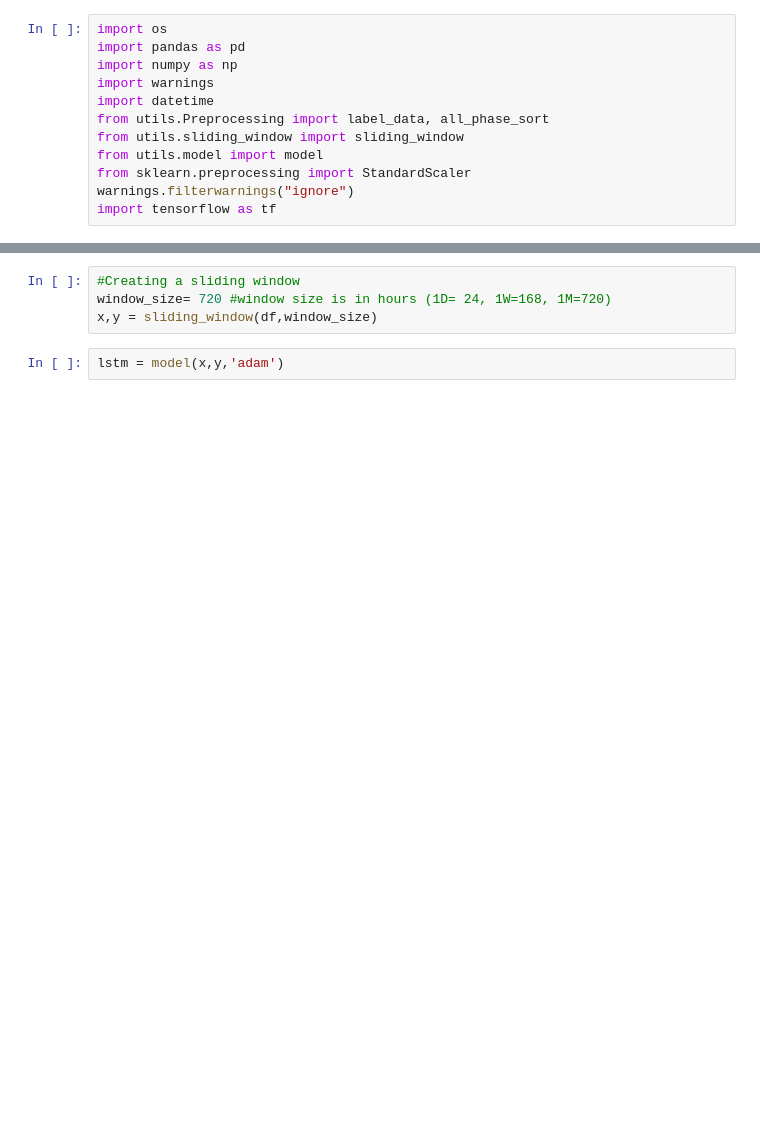
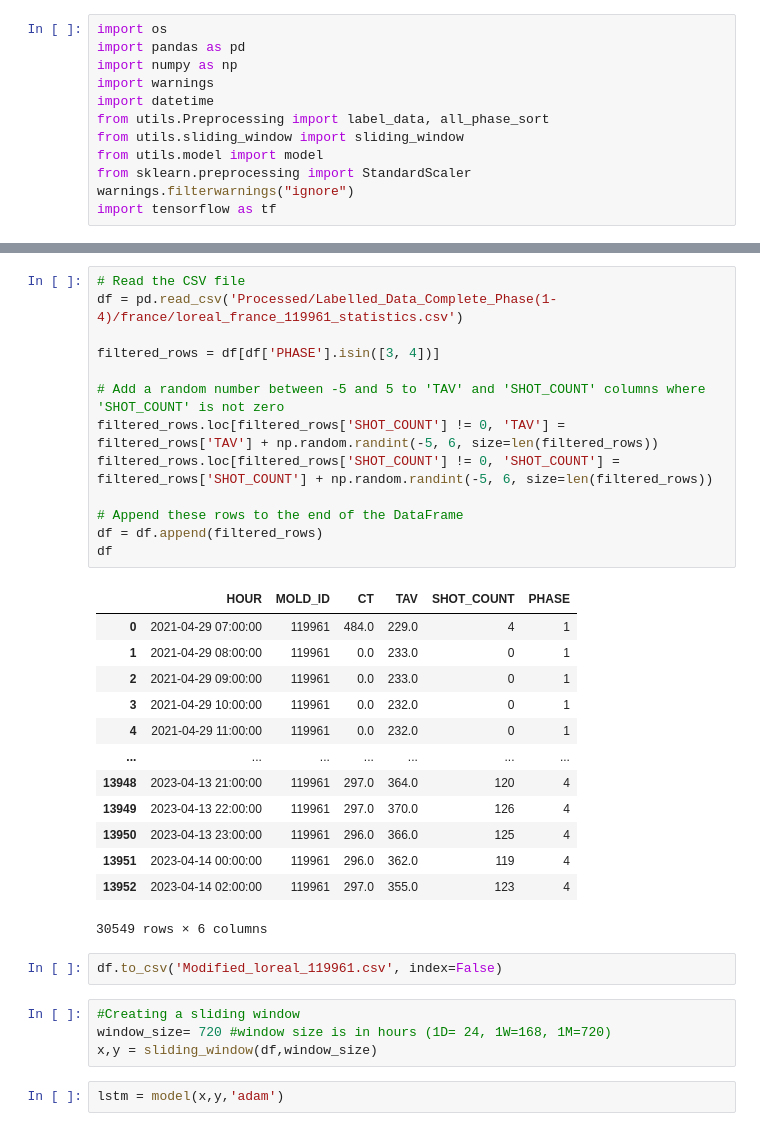
Before and after one commit to uikram/MoldPhaseClassification, a Jupyter notebook: Usama_Training_Notebook/New_Test.ipynb, the cells around one changed output, grey strips where cells are left out. Drawn from its saved outputs; the diff is of its cells as text; blank space fills up the shorter version.

Commit message:
training_loreal_119961(loreal_france_119961_statistics)

```diff
--- a/Usama_Training_Notebook/New_Test.ipynb
+++ b/Usama_Training_Notebook/New_Test.ipynb
@@ -73,3 +23,32 @@ df
+# %%
+# Read the CSV file
+df = pd.read_csv('Processed/Labelled_Data_Complete_Phase(1-4)/france/loreal_france_119961_statistics.csv')
+
+filtered_rows = df[df['PHASE'].isin([3, 4])]
+
+# Add a random number between -5 and 5 to 'TAV' and 'SHOT_COUNT' columns where 'SHOT_COUNT' is not zero
+filtered_rows.loc[filtered_rows['SHOT_COUNT'] != 0, 'TAV'] = filtered_rows['TAV'] + np.random.randint(-5, 6, size=len(filtered_rows))
+filtered_rows.loc[filtered_rows['SHOT_COUNT'] != 0, 'SHOT_COUNT'] = filtered_rows['SHOT_COUNT'] + np.random.randint(-5, 6, size=len(filtered_rows))
+
+# Append these rows to the end of the DataFrame
+df = df.append(filtered_rows)
+df
+# %% [output]
+|  | HOUR | MOLD_ID | CT | TAV | SHOT_COUNT | PHASE |
+| 0 | 2021-04-29 07:00:00 | 119961 | 484.0 | 229.0 | 4 | 1 |
+| 1 | 2021-04-29 08:00:00 | 119961 | 0.0 | 233.0 | 0 | 1 |
+| 2 | 2021-04-29 09:00:00 | 119961 | 0.0 | 233.0 | 0 | 1 |
+| 3 | 2021-04-29 10:00:00 | 119961 | 0.0 | 232.0 | 0 | 1 |
+| 4 | 2021-04-29 11:00:00 | 119961 | 0.0 | 232.0 | 0 | 1 |
+| ... | ... | ... | ... | ... | ... | ... |
+| 13948 | 2023-04-13 21:00:00 | 119961 | 297.0 | 364.0 | 120 | 4 |
+| 13949 | 2023-04-13 22:00:00 | 119961 | 297.0 | 370.0 | 126 | 4 |
+| 13950 | 2023-04-13 23:00:00 | 119961 | 296.0 | 366.0 | 125 | 4 |
+| 13951 | 2023-04-14 00:00:00 | 119961 | 296.0 | 362.0 | 119 | 4 |
+| 13952 | 2023-04-14 02:00:00 | 119961 | 297.0 | 355.0 | 123 | 4 |
+30549 rows × 6 columns
+# %%
+df.to_csv('Modified_loreal_119961.csv', index=False)
 # %%
 #Creating a sliding window
 window_size= 720 #window size is in hours (1D= 24, 1W=168, 1M=720)
```
Also changed, not shown: parts of 13 cells of this notebook, 15 other files.
